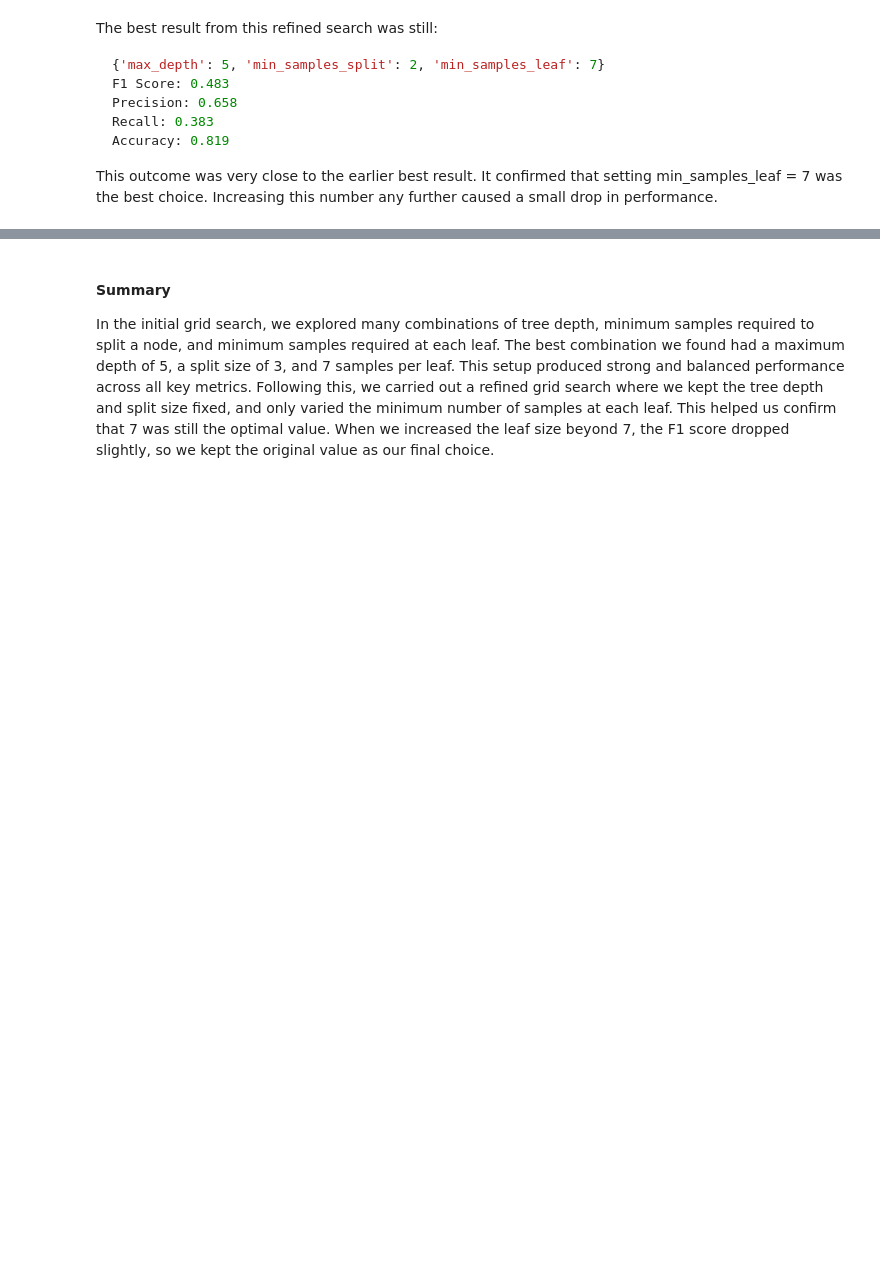
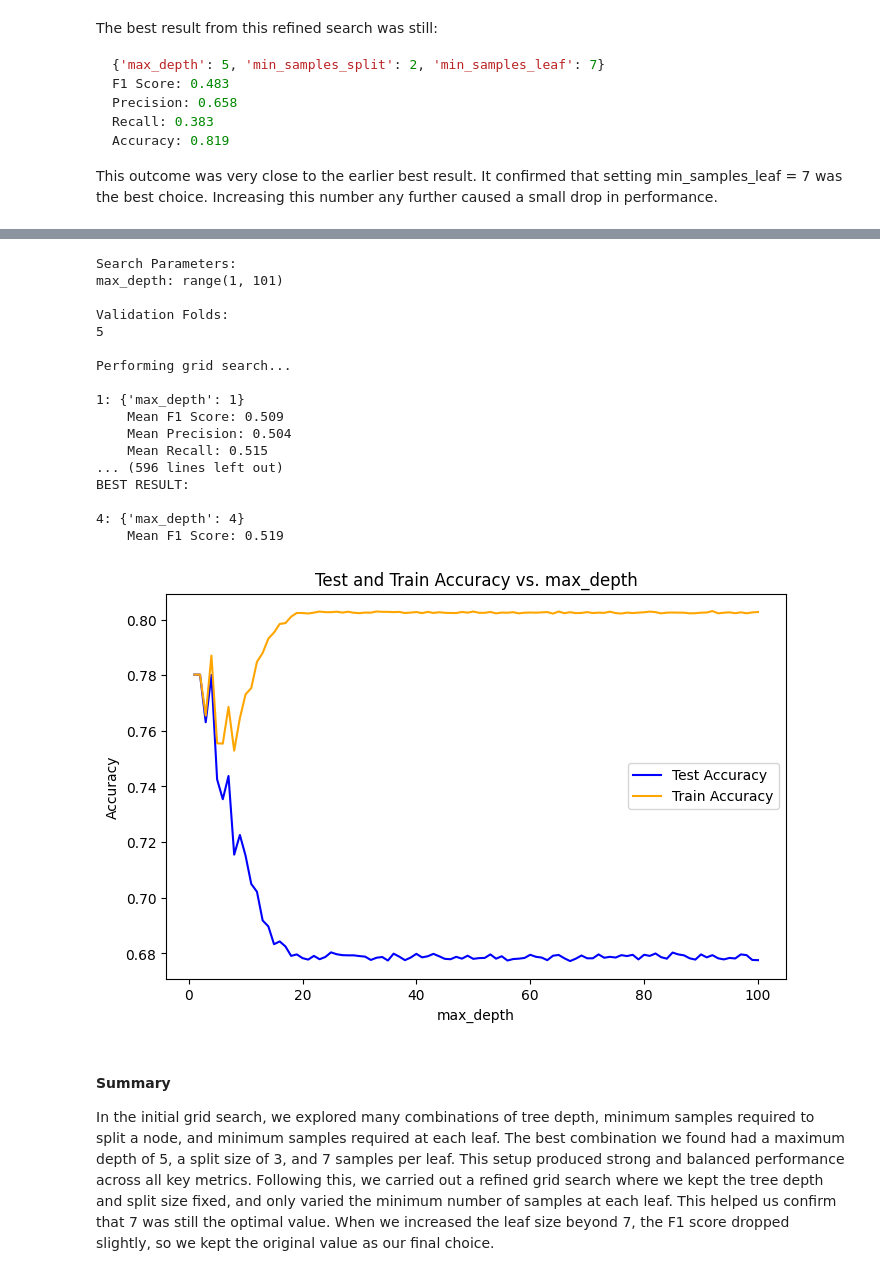
Before and after one commit to SpikeElliot/Data-Mining-Case-Studies, a Jupyter notebook: creditdefault_study/creditdefault.ipynb, the cells around one changed output, grey strips where cells are left out. Cells and saved outputs as stored; diff of their text form; code cells hidden in the pictures; blank space fills up the shorter version.

```diff
--- a/creditdefault_study/creditdefault.ipynb
+++ b/creditdefault_study/creditdefault.ipynb
@@ -578,3 +646,31 @@ Best F1 score: 0.519
+# %%
+decision_tree, results = model_trainer(
+    decision_tree,
+    prepared_X_train,
+    y_train,
+    {"max_depth": range(1, 101)}
+)
+
+plot_accuracy_vs_hyperparameter(results, param_name="max_depth")
+# %% [output]
+Search Parameters:
+max_depth: range(1, 101)
+
+Validation Folds:
+5
+
+Performing grid search...
+
+1: {'max_depth': 1}
+    Mean F1 Score: 0.509
+    Mean Precision: 0.504
+    Mean Recall: 0.515
+... (596 lines left out)
+BEST RESULT:
+
+4: {'max_depth': 4}
+    Mean F1 Score: 0.519
+[figure, added]
 # %% [markdown]
 #### Summary
 
```
Also changed, not shown: parts of 36 cells of this notebook.
